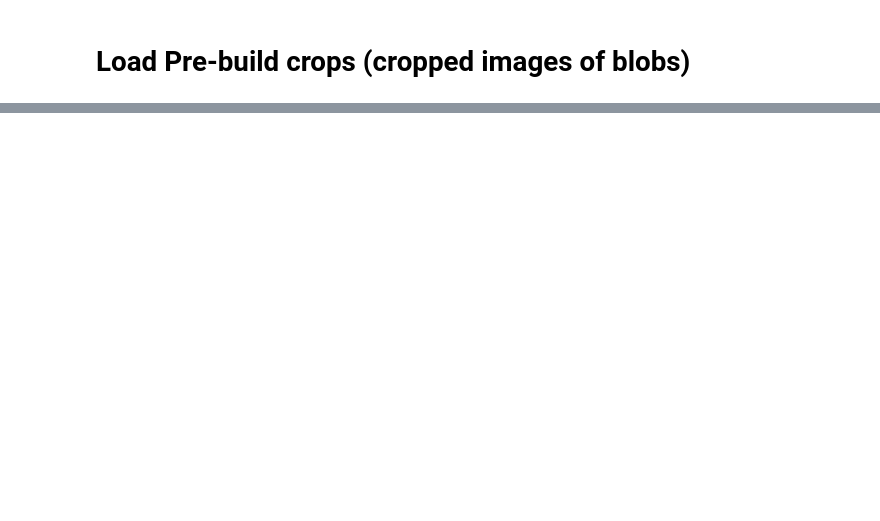
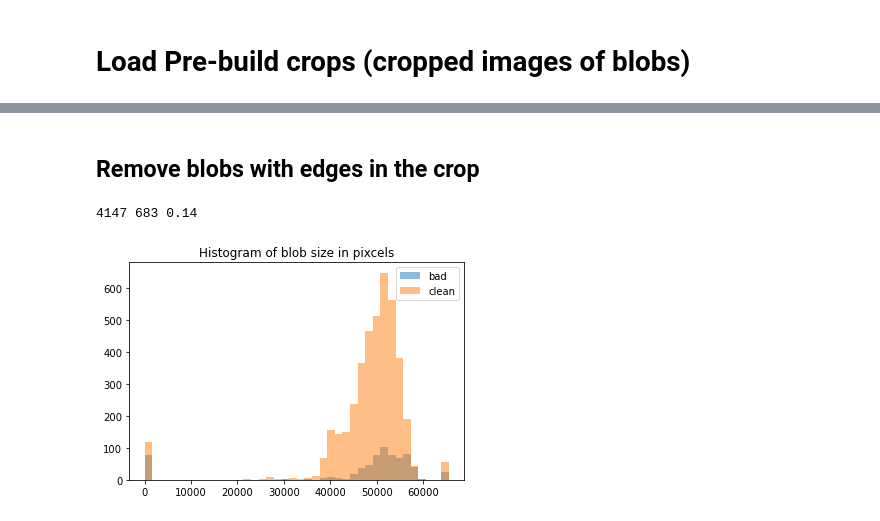
Before and after one commit to radio1988/c-count, a Jupyter notebook: workflow/notebooks/filter_merge.ipynb, the cells around one changed output, grey strips where cells are left out. Cells and saved outputs as stored; diff of their text form; code cells hidden in the pictures; blank space fills up the shorter version.

Commit message:
edge detector added to filter_merge.ipynb

```diff
--- a/workflow/notebooks/filter_merge.ipynb
+++ b/workflow/notebooks/filter_merge.ipynb
@@ -11,0 +49,4 @@ ls ForLabeling/*.npy.gz
+# %%
+name = "E2f4_CFUe_NoEpo_1-Stitching-04.0"
+fname_pattern = '../blob_crops/E2f4_CFUe_NoEpo_1-Stitching-04.0.crops.npy.gz'
+[x for x in glob.iglob(fname_pattern)]
@@ -12,11 +55,11 @@ ls ForLabeling/*.npy.gz
 # %%
 i = 0
-for fname in glob.iglob('./ForLabeling/*.npy.gz'):
+for fname in glob.iglob(fname_pattern):
     i+=1
     print(i, fname)
     if (i== 1):
-        crops = load_blobs_db(fname)
+        crops = load_crops(fname)
     else:
-        crop_ = load_blobs_db(fname)
+        crop_ = load_crops(fname)
         crops = np.vstack((crops, crop_))
     print('merged crops:', crops.shape)
@@ -80,0 +73,20 @@ np.save(name + ".Daniel1.no.npy", no_blobs_sample)
+# %% [markdown]
+## Remove blobs with edges in the crop
+# %%
+from importlib import reload
+reload(ccount.blob.misc)
+crops_clean, crops_bad = ccount.blob.misc.remove_edge_crops(crops)
+print(len(crops_clean), len(crops_bad), round(len(crops_bad)/len(crops), 2))
+# %% [output]
+4147 683 0.14
+# %%
+area_bad = crops_bad[:,6]
+area_clean = crops_clean[:,6]
+
+plt.hist(area_bad, 40, alpha = 0.5, label = 'bad')
+plt.hist(area_clean, 40 , alpha = 0.5, label = 'clean')
+plt.legend(loc='upper right')
+plt.title("Histogram of blob size in pixcels")
+plt.show()
+# %% [output]
+[figure, added]
```
Also changed, not shown: parts of 25 cells of this notebook, 4 other files.
